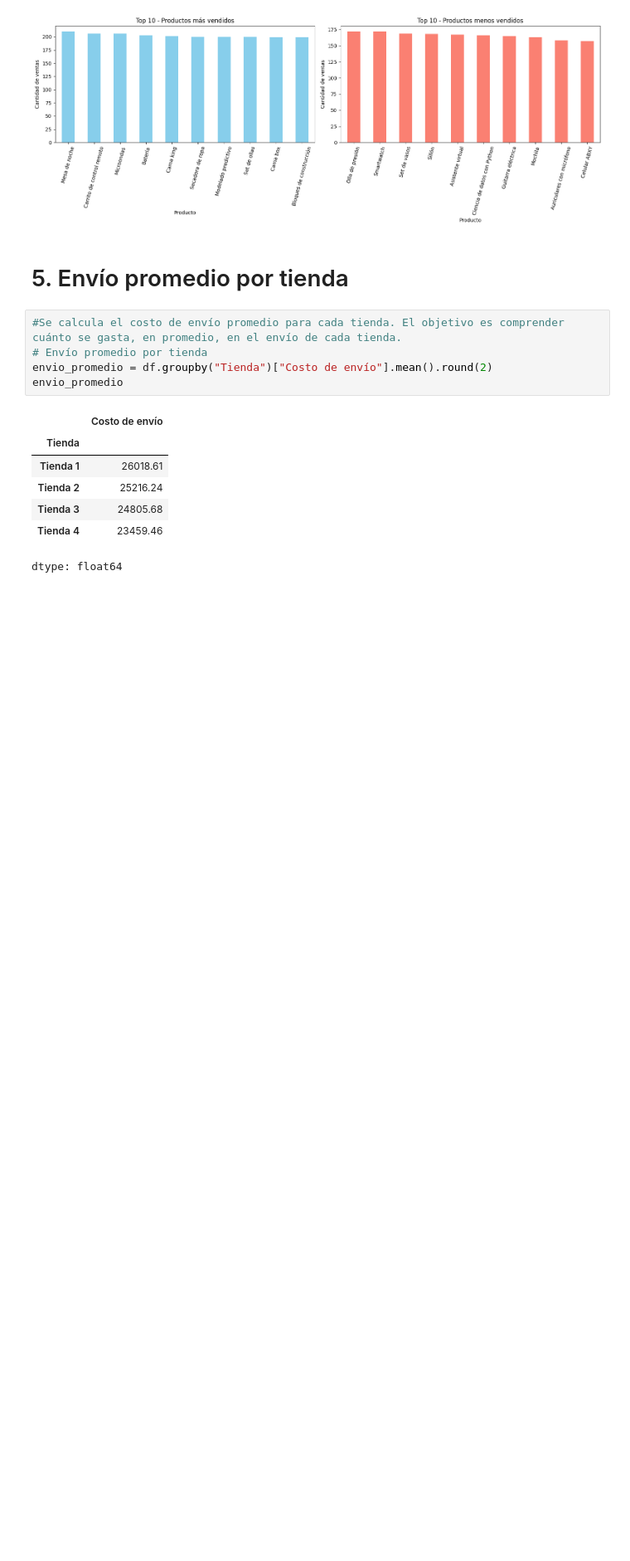
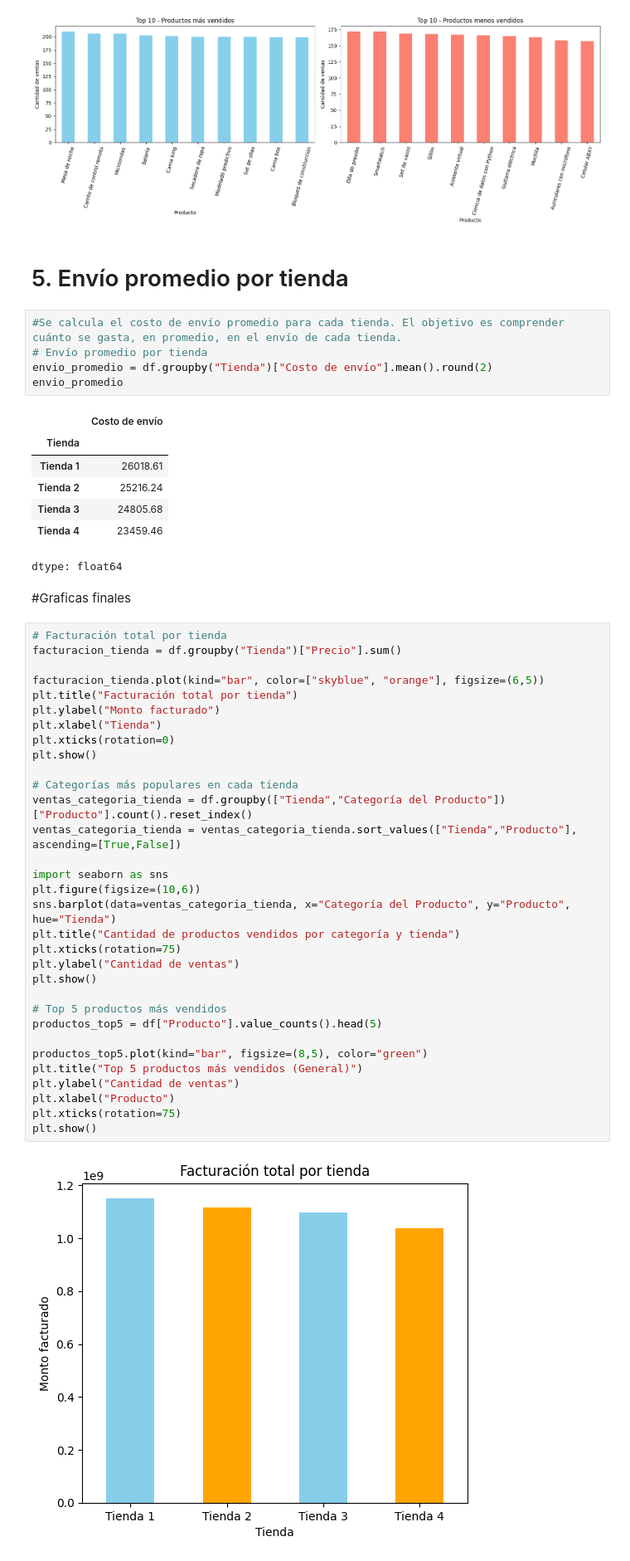
Before and after one commit to Eduardogallegos-garcia/Challenge-Alura-store, a Jupyter notebook: AluraStoreLatam.ipynb, the cells around one changed output. Shown: that part at 83% size. Drawn from its saved outputs; the diff is of its cells as text; blank space fills up the shorter version.

Commit message:
Se crean graficas finales

```diff
--- a/AluraStoreLatam.ipynb
+++ b/AluraStoreLatam.ipynb
@@ -191,3 +191,39 @@ envio_promedio
 | Tienda 3 | 24805.68 |
 | Tienda 4 | 23459.46 |
 dtype: float64
+# %% [markdown]
+#Graficas finales
+# %%
+# Facturación total por tienda
+facturacion_tienda = df.groupby("Tienda")["Precio"].sum()
+
+facturacion_tienda.plot(kind="bar", color=["skyblue", "orange"], figsize=(6,5))
+plt.title("Facturación total por tienda")
+plt.ylabel("Monto facturado")
+plt.xlabel("Tienda")
+plt.xticks(rotation=0)
+plt.show()
+
+# Categorías más populares en cada tienda
+ventas_categoria_tienda = df.groupby(["Tienda","Categoría del Producto"])["Producto"].count().reset_index()
+ventas_categoria_tienda = ventas_categoria_tienda.sort_values(["Tienda","Producto"], ascending=[True,False])
+
+import seaborn as sns
+plt.figure(figsize=(10,6))
+sns.barplot(data=ventas_categoria_tienda, x="Categoría del Producto", y="Producto", hue="Tienda")
+plt.title("Cantidad de productos vendidos por categoría y tienda")
+plt.xticks(rotation=75)
+plt.ylabel("Cantidad de ventas")
+plt.show()
+
+# Top 5 productos más vendidos
+productos_top5 = df["Producto"].value_counts().head(5)
+
+productos_top5.plot(kind="bar", figsize=(8,5), color="green")
+plt.title("Top 5 productos más vendidos (General)")
+plt.ylabel("Cantidad de ventas")
+plt.xlabel("Producto")
+plt.xticks(rotation=75)
+plt.show()
+# %% [output]
+[figure, added]
```
Also changed, not shown: parts of 1 cell of this notebook.
